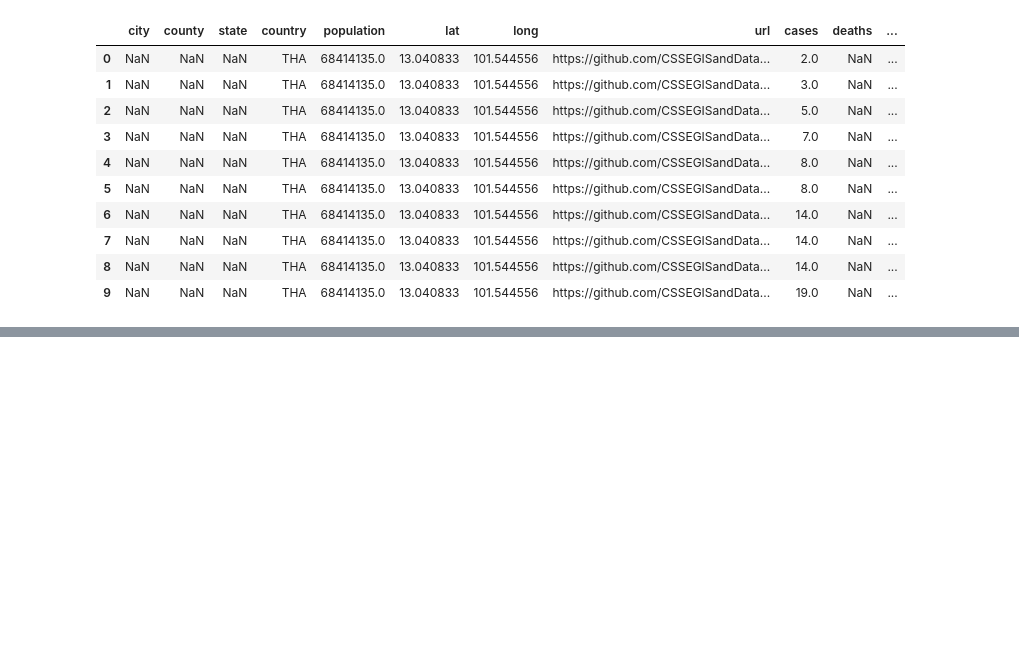
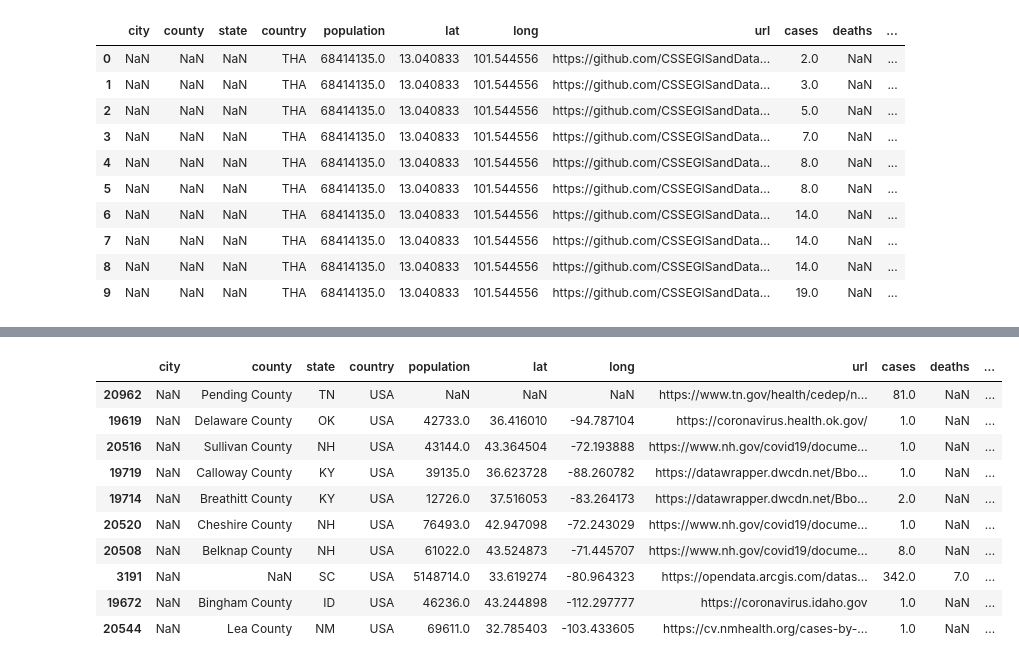
Before and after one commit to quantummind/caltech_covid_19_modeling, a Jupyter notebook: code/exploratory/connor_geolocation_pop.ipynb, the cells around one changed output, grey strips where cells are left out. Cells and saved outputs as stored; diff of their text form; code cells hidden in the pictures; blank space fills up the shorter version.

```diff
--- a/code/exploratory/connor_geolocation_pop.ipynb
+++ b/code/exploratory/connor_geolocation_pop.ipynb
@@ -51,0 +55,14 @@ us_data.head(10)
+# %%
+recent_us_data.head(10)
+# %% [output]
+|  | city | county | state | country | population | lat | long | url | cases | deaths | ... |
+| 20962 | NaN | Pending County | TN | USA | NaN | NaN | NaN | https://www.tn.gov/health/cedep/n... | 81.0 | NaN | ... |
+| 19619 | NaN | Delaware County | OK | USA | 42733.0 | 36.416010 | -94.787104 | https://coronavirus.health.ok.gov/ | 1.0 | NaN | ... |
+| 20516 | NaN | Sullivan County | NH | USA | 43144.0 | 43.364504 | -72.193888 | https://www.nh.gov/covid19/docume... | 1.0 | NaN | ... |
+| 19719 | NaN | Calloway County | KY | USA | 39135.0 | 36.623728 | -88.260782 | https://datawrapper.dwcdn.net/Bbo... | 1.0 | NaN | ... |
+| 19714 | NaN | Breathitt County | KY | USA | 12726.0 | 37.516053 | -83.264173 | https://datawrapper.dwcdn.net/Bbo... | 2.0 | NaN | ... |
+| 20520 | NaN | Cheshire County | NH | USA | 76493.0 | 42.947098 | -72.243029 | https://www.nh.gov/covid19/docume... | 1.0 | NaN | ... |
+| 20508 | NaN | Belknap County | NH | USA | 61022.0 | 43.524873 | -71.445707 | https://www.nh.gov/covid19/docume... | 8.0 | NaN | ... |
+| 3191 | NaN | NaN | SC | USA | 5148714.0 | 33.619274 | -80.964323 | https://opendata.arcgis.com/datas... | 342.0 | 7.0 | ... |
+| 19672 | NaN | Bingham County | ID | USA | 46236.0 | 43.244898 | -112.297777 | https://coronavirus.idaho.gov | 1.0 | NaN | ... |
+| 20544 | NaN | Lea County | NM | USA | 69611.0 | 32.785403 | -103.433605 | https://cv.nmhealth.org/cases-by-... | 1.0 | NaN | ... |
```
Also changed, not shown: parts of 3 cells of this notebook.
